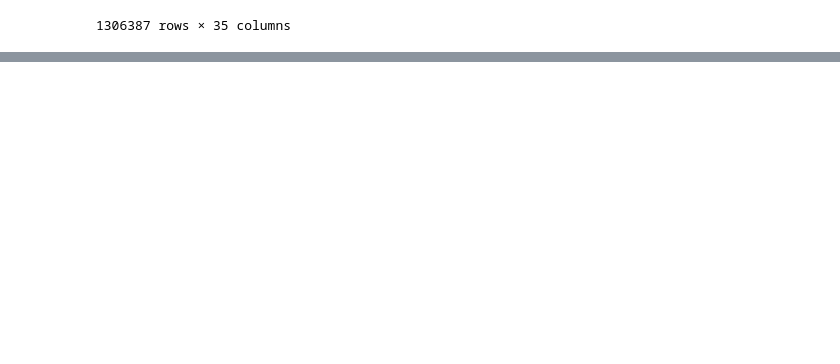
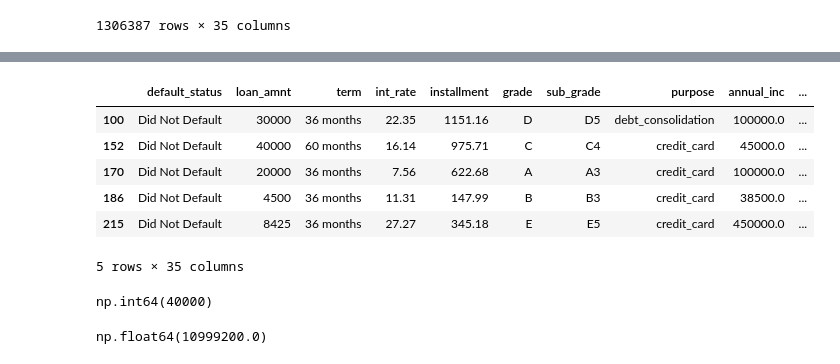
Before and after one commit to Evelynn-atienosan/LOAN_DEFAULT_ANALYSIS, a Jupyter notebook: Notebooks/risk_profiles.ipynb, the cells around one changed output, grey strips where cells are left out. Drawn from its saved outputs; the diff is of its cells as text; code cells hidden in the pictures; blank space fills up the shorter version.

```diff
--- a/Notebooks/risk_profiles.ipynb
+++ b/Notebooks/risk_profiles.ipynb
@@ -306,0 +288,18 @@ default_analysis.to_csv("default_analysis_filtered.csv",index = False)
+# %%
+default_analysis.head(5)
+# %% [output]
+|  | default_status | loan_amnt | term | int_rate | installment | grade | sub_grade | purpose | annual_inc | ... |
+| 100 | Did Not Default | 30000 | 36 months | 22.35 | 1151.16 | D | D5 | debt_consolidation | 100000.0 | ... |
+| 152 | Did Not Default | 40000 | 60 months | 16.14 | 975.71 | C | C4 | credit_card | 45000.0 | ... |
+| 170 | Did Not Default | 20000 | 36 months | 7.56 | 622.68 | A | A3 | credit_card | 100000.0 | ... |
+| 186 | Did Not Default | 4500 | 36 months | 11.31 | 147.99 | B | B3 | credit_card | 38500.0 | ... |
+| 215 | Did Not Default | 8425 | 36 months | 27.27 | 345.18 | E | E5 | credit_card | 450000.0 | ... |
+5 rows × 35 columns
+# %%
+default_analysis["loan_amnt"].max()
+# %% [output]
+np.int64(40000)
+# %%
+default_analysis["annual_inc"].max()
+# %% [output]
+np.float64(10999200.0)
```
Also changed, not shown: parts of 10 cells of this notebook, 4 other files.
